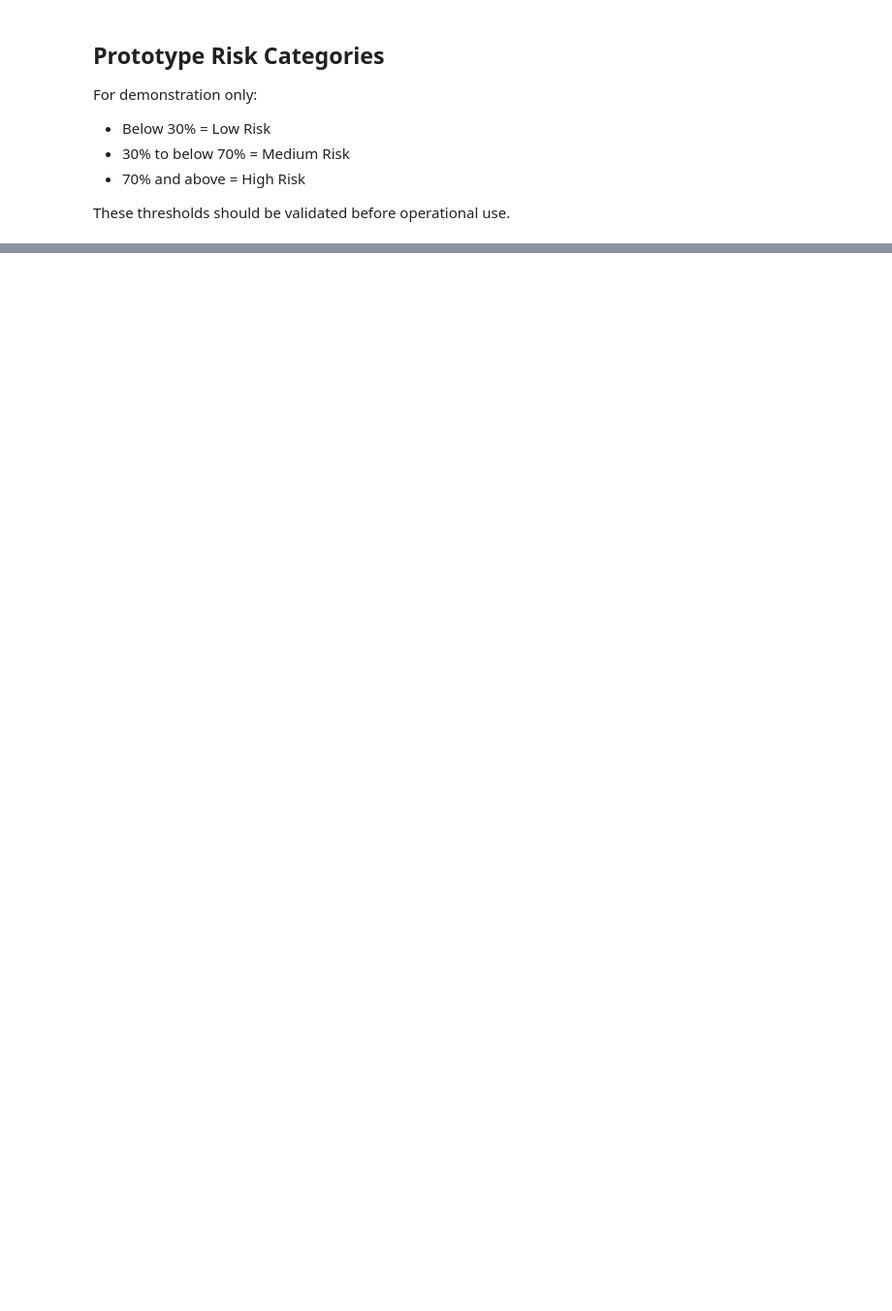
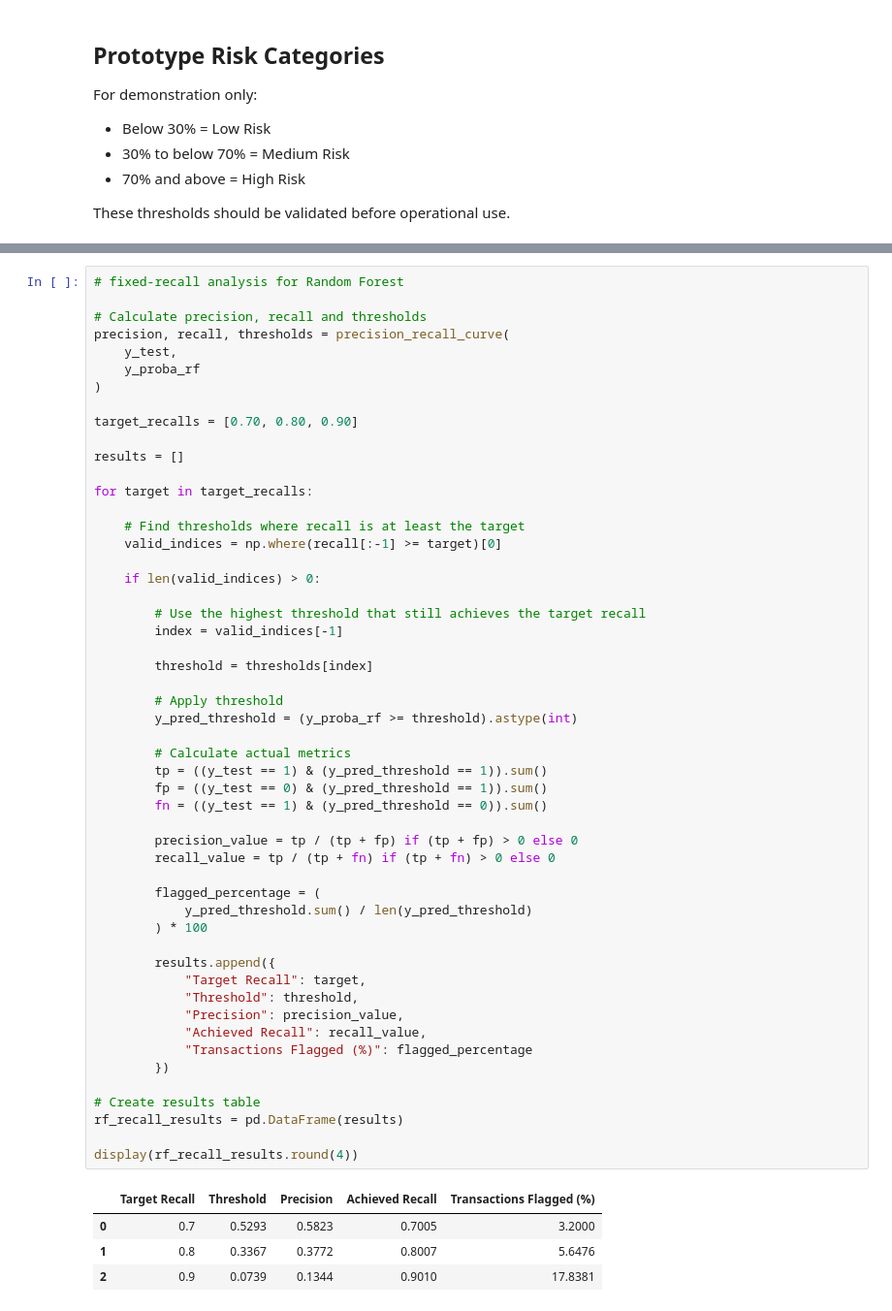
Before and after one commit to telvinpaul1/finlora_fraud_detection_and_risk_scoring, a Jupyter notebook: models/Finlora_Model_Dev.ipynb, the cells around one changed output, grey strips where cells are left out. Shown at 97% size. Drawn from its saved outputs; the diff is of its cells as text; blank space fills up the shorter version.

```diff
--- a/models/Finlora_Model_Dev.ipynb
+++ b/models/Finlora_Model_Dev.ipynb
@@ -686,0 +807,57 @@ Name: count, dtype: int64
+# %%
+# fixed-recall analysis for Random Forest
+
+# Calculate precision, recall and thresholds
+precision, recall, thresholds = precision_recall_curve(
+    y_test,
+    y_proba_rf
+)
+
+target_recalls = [0.70, 0.80, 0.90]
+
+results = []
+
+for target in target_recalls:
+
+    # Find thresholds where recall is at least the target
+    valid_indices = np.where(recall[:-1] >= target)[0]
+
+    if len(valid_indices) > 0:
+
+        # Use the highest threshold that still achieves the target recall
+        index = valid_indices[-1]
+
+        threshold = thresholds[index]
+
+        # Apply threshold
+        y_pred_threshold = (y_proba_rf >= threshold).astype(int)
+
+        # Calculate actual metrics
+        tp = ((y_test == 1) & (y_pred_threshold == 1)).sum()
+        fp = ((y_test == 0) & (y_pred_threshold == 1)).sum()
+        fn = ((y_test == 1) & (y_pred_threshold == 0)).sum()
+
+        precision_value = tp / (tp + fp) if (tp + fp) > 0 else 0
+        recall_value = tp / (tp + fn) if (tp + fn) > 0 else 0
+
+        flagged_percentage = (
+            y_pred_threshold.sum() / len(y_pred_threshold)
+        ) * 100
+
+        results.append({
+            "Target Recall": target,
+            "Threshold": threshold,
+            "Precision": precision_value,
+            "Achieved Recall": recall_value,
+            "Transactions Flagged (%)": flagged_percentage
+        })
+
+# Create results table
+rf_recall_results = pd.DataFrame(results)
+
+display(rf_recall_results.round(4))
+# %% [output]
+|  | Target Recall | Threshold | Precision | Achieved Recall | Transactions Flagged (%) |
+| 0 | 0.7 | 0.5293 | 0.5823 | 0.7005 | 3.2000 |
+| 1 | 0.8 | 0.3367 | 0.3772 | 0.8007 | 5.6476 |
+| 2 | 0.9 | 0.0739 | 0.1344 | 0.9010 | 17.8381 |
```
Also changed, not shown: parts of 22 cells of this notebook, 9 other files.
